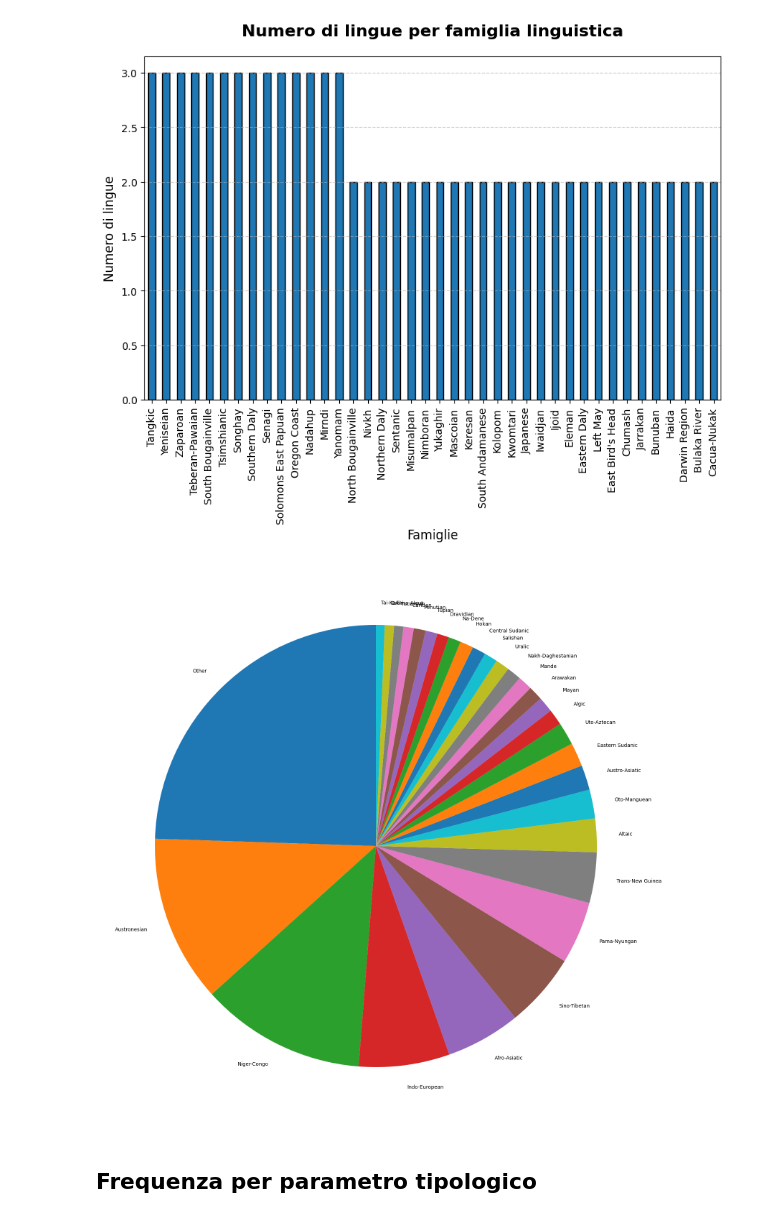
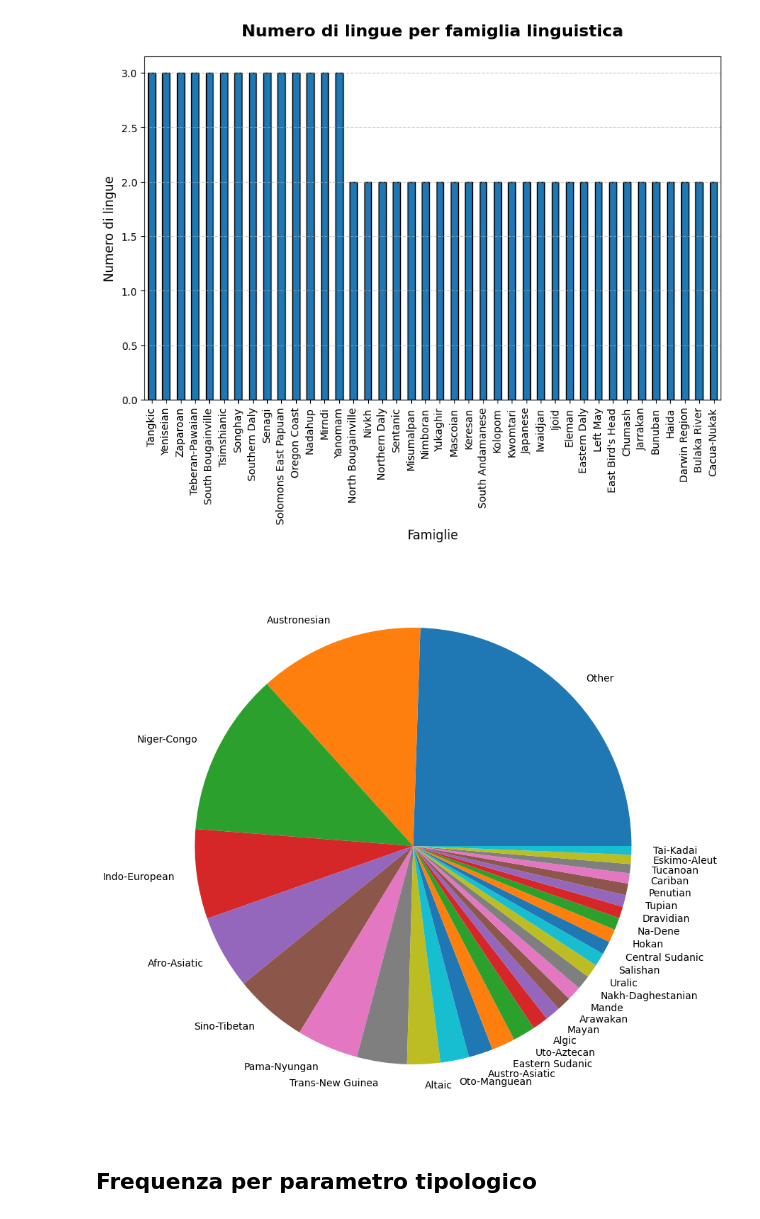
Before and after one commit to FedeBrus/Progetto1FAS, a Jupyter notebook: notebooks/counts_and_percentages.ipynb, the cells around one changed output. Drawn from its saved outputs; the diff is of its cells as text; code cells hidden in the pictures.

```diff
--- a/notebooks/counts_and_percentages.ipynb
+++ b/notebooks/counts_and_percentages.ipynb
@@ -43,7 +43,7 @@ qdf = df.copy().groupby("Family")["Language_ID"].nunique().sort_values(ascending
 previous_other = qdf.loc["other"]
 qdf = qdf.drop(index="other")
 
-languages_by_family = stats.pack_from(qdf, n_top)
+languages_by_family = stats.pack_from(qdf, n_top).sort_values(ascending=False)
 languages_by_family.at["Other"] += previous_other
 languages_by_family = languages_by_family.sort_values(ascending=False)
 languages_by_family_chunks = stats.get_chunks(languages_by_family, (n_top + 1) // 3)
@@ -63,26 +63,23 @@ for chunk in languages_by_family_chunks:
 # %%
 n_top= 29
 qdf = df.copy().groupby("Family")["Language_ID"].nunique().sort_values(ascending=False)
 
 # Questo perché era già presente un campo other nel dataset
 previous_other = qdf.loc["other"]
 qdf = qdf.drop(index="other")
 
-top = qdf.head(n_top)
-others = qdf.iloc[n_top:]
 
-if not others.empty:
-    other_series = pd.Series({"Other": others.sum() + previous_other })
-    languages_by_family = pd.concat([top, other_series]).sort_values(ascending=False)
-else:
-    languages_by_family = top
+languages_by_family = languages_by_family.sort_values(ascending=False)
+languages_by_family = stats.pack_from(qdf, n_top)
+languages_by_family.at["Other"] += previous_other
+languages_by_family = languages_by_family.sort_values(ascending=False)
 
 plotter.pie_plot(
     languages_by_family,
-    figsize=(20, 20)
+    figsize=(10, 10)
 )
 # %% [output]
-[figure, old version]
+[figure, new version]
 # %% [markdown]
 ## Frequenza per parametro tipologico
 # %%
```
Also changed, not shown: 1 other file.
